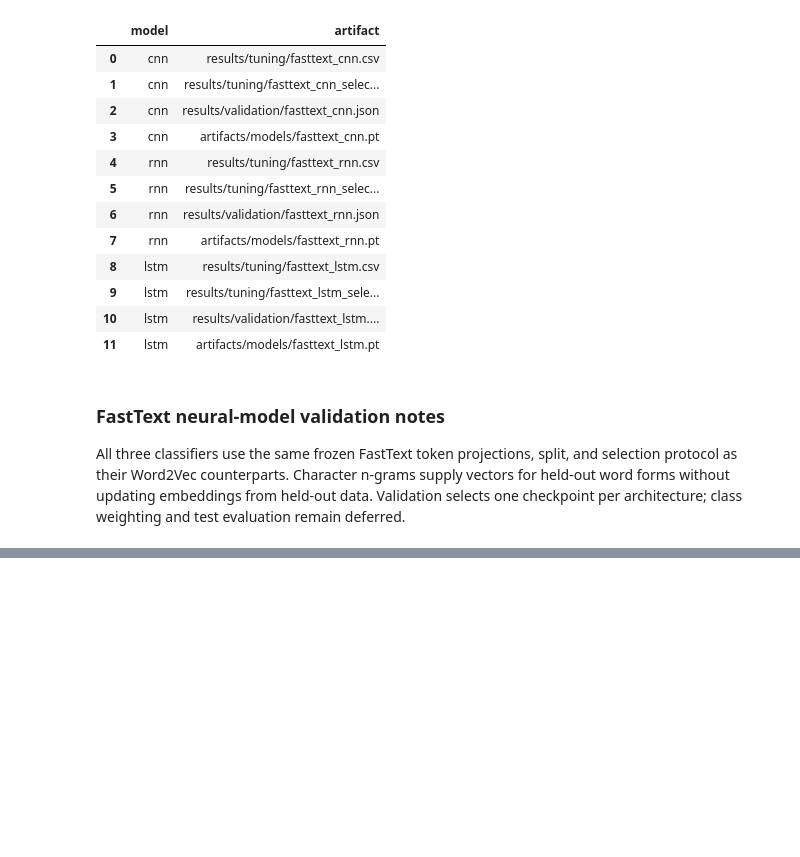
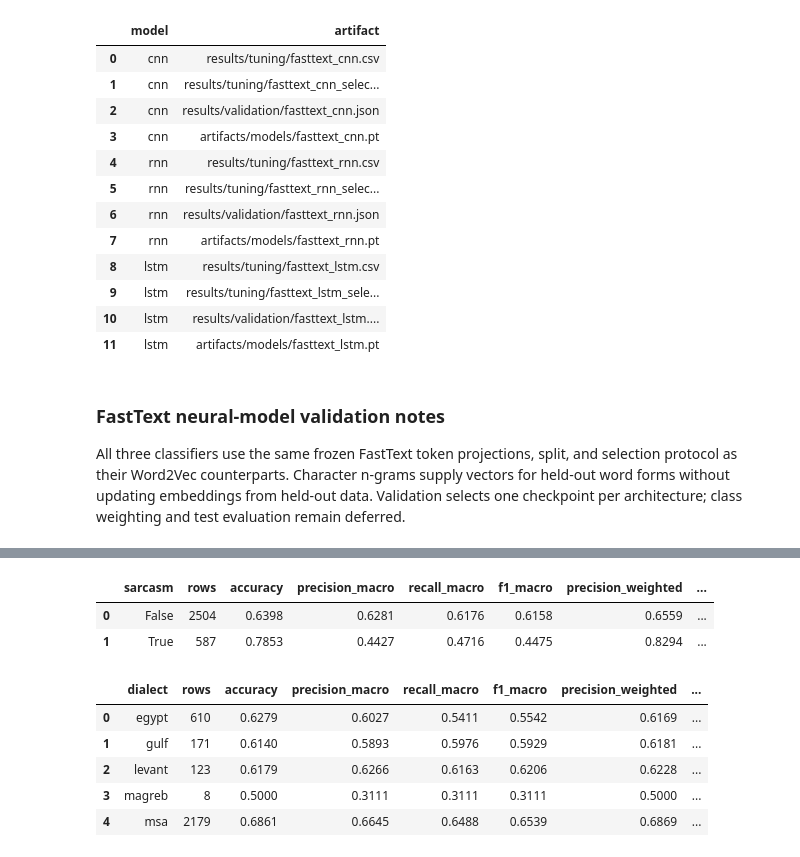
Before and after one commit to iAboud98/arabic-sentiment-analysis, a Jupyter notebook: notebooks/arabic_sentiment_analysis.ipynb, the cells around one changed output, grey strips where cells are left out. Saved outputs shown, nothing was run; the diff lists cells and outputs as text; code cells hidden in the pictures; blank space fills up the shorter version.

Commit message:
complete controlled studies and final evaluation

```diff
--- a/notebooks/arabic_sentiment_analysis.ipynb
+++ b/notebooks/arabic_sentiment_analysis.ipynb
@@ -4338,0 +5311,78 @@ All three classifiers use the same frozen FastText token projections, split, and
+# %%
+selected_test_predictions = SELECTED_MODEL_SEED_PREDICTIONS[SEED]
+test_error_frame = PROCESSED_PARTITIONS["test"].copy().reset_index(drop=True)
+test_error_frame["predicted_sentiment"] = selected_test_predictions
+test_error_frame["correct"] = (
+    test_error_frame[CONFIG["data"]["target"]]
+    == test_error_frame["predicted_sentiment"]
+)
+test_error_frame["processed_token_count"] = (
+    test_error_frame[MODEL_TEXT_COLUMN].str.split().str.len()
+)
+
+
+def summarize_test_subgroups(frame: pd.DataFrame, group_column: str) -> pd.DataFrame:
+    """Calculate fixed-label test metrics for one auxiliary grouping."""
+    rows = []
+    for group_value, group_frame in frame.groupby(group_column, sort=True):
+        actual = group_frame[CONFIG["data"]["target"]]
+        predicted = group_frame["predicted_sentiment"]
+        metrics = aggregate_classification_metrics(actual, predicted)
+        class_metrics = per_class_metrics(actual, predicted)
+        rows.append(
+            {
+                group_column: group_value,
+                "rows": len(group_frame),
+                **metrics,
+                **{
+                    f"{label.lower()}_f1": float(class_metrics.loc[label, "f1"])
+                    for label in SENTIMENT_LABELS
+                },
+            }
+        )
+    return pd.DataFrame(rows)
+
+
+selected_error_by_sarcasm = summarize_test_subgroups(test_error_frame, "sarcasm")
+selected_error_by_dialect = summarize_test_subgroups(test_error_frame, "dialect")
+selected_confusion_pairs = (
+    test_error_frame.loc[
+        ~test_error_frame["correct"],
+        [CONFIG["data"]["target"], "predicted_sentiment"],
+    ]
+    .value_counts()
+    .rename("errors")
+    .reset_index()
+)
+error_example_limit = int(
+    CONFIG["experiments"]["final_evaluation"]["error_example_limit"]
+)
+selected_error_record_audit = (
+    test_error_frame.loc[~test_error_frame["correct"]]
+    .sort_values("record_id", kind="mergesort")
+    .loc[
+        :,
+        [
+            "record_id",
+            CONFIG["data"]["target"],
+            "predicted_sentiment",
+            "sarcasm",
+            "dialect",
+            "processed_token_count",
+        ],
+    ]
+    .head(error_example_limit)
+)
+display(selected_error_by_sarcasm.round(4))
+display(selected_error_by_dialect.round(4))
+display(selected_confusion_pairs)
+# %% [output]
+|  | sarcasm | rows | accuracy | precision_macro | recall_macro | f1_macro | precision_weighted | ... |
+| 0 | False | 2504 | 0.6398 | 0.6281 | 0.6176 | 0.6158 | 0.6559 | ... |
+| 1 | True | 587 | 0.7853 | 0.4427 | 0.4716 | 0.4475 | 0.8294 | ... |
+|  | dialect | rows | accuracy | precision_macro | recall_macro | f1_macro | precision_weighted | ... |
+| 0 | egypt | 610 | 0.6279 | 0.6027 | 0.5411 | 0.5542 | 0.6169 | ... |
+| 1 | gulf | 171 | 0.6140 | 0.5893 | 0.5976 | 0.5929 | 0.6181 | ... |
+| 2 | levant | 123 | 0.6179 | 0.6266 | 0.6163 | 0.6206 | 0.6228 | ... |
+| 3 | magreb | 8 | 0.5000 | 0.3111 | 0.3111 | 0.3111 | 0.5000 | ... |
+| 4 | msa | 2179 | 0.6861 | 0.6645 | 0.6488 | 0.6539 | 0.6869 | ... |
```
Also changed, not shown: parts of 35 cells of this notebook, 31 other files.
